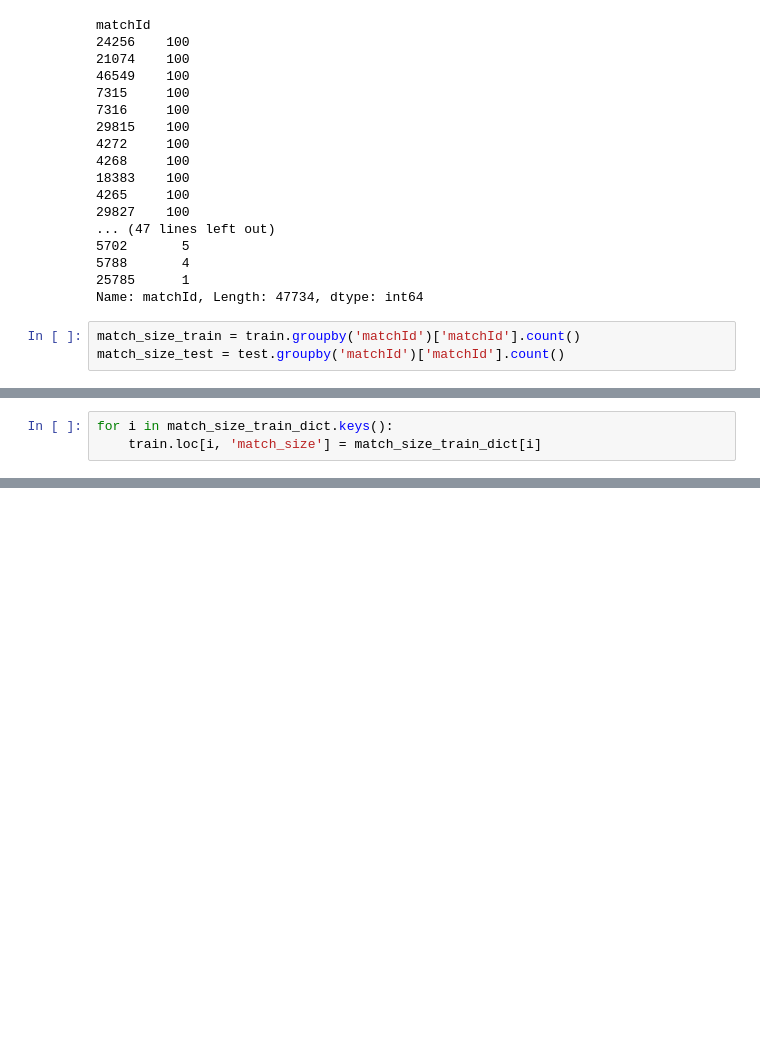
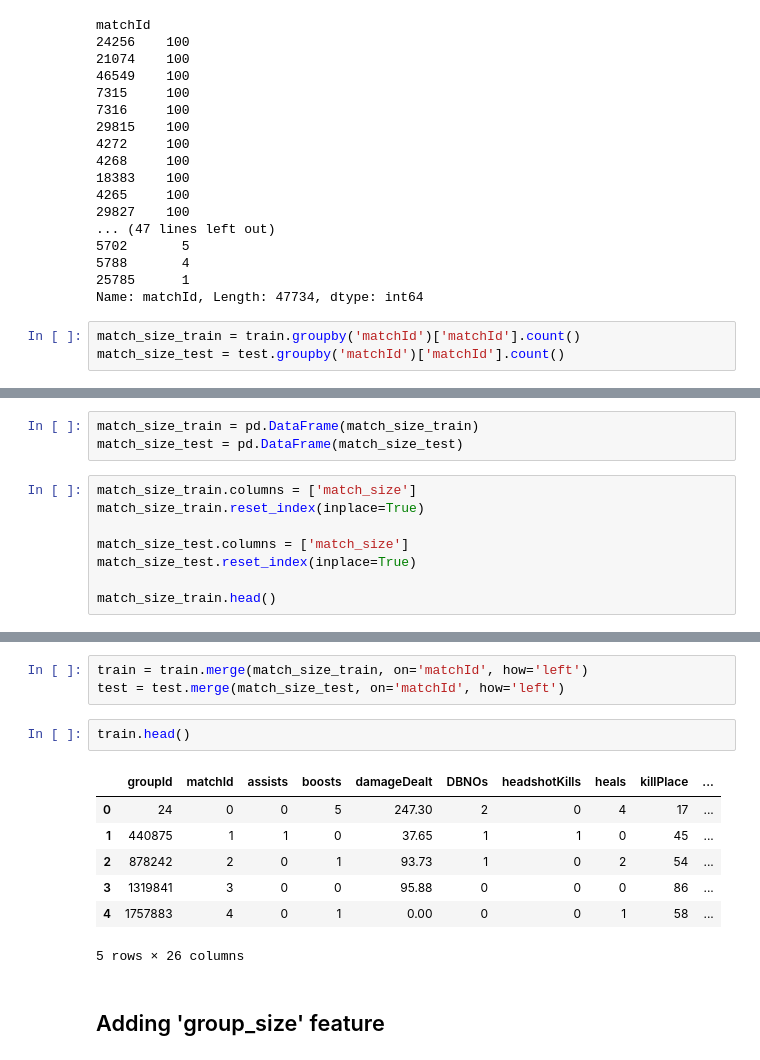
Before and after one commit to Tucker-Allen/PUBG_Kaggle_Competition, a Jupyter notebook: code/EDA.ipynb, the cells around one changed output, grey strips where cells are left out. Cells and saved outputs as stored; diff of their text form; blank space fills up the shorter version.

```diff
--- a/code/EDA.ipynb
+++ b/code/EDA.ipynb
@@ -128,3 +162,11 @@ test['match_size'] = 0
-# %%
-for i in match_size_train_dict.keys():
-    train.loc[i, 'match_size'] = match_size_train_dict[i]
+# %%
+match_size_train = pd.DataFrame(match_size_train)
+match_size_test = pd.DataFrame(match_size_test)
+# %%
+match_size_train.columns = ['match_size']
+match_size_train.reset_index(inplace=True)
+
+match_size_test.columns = ['match_size']
+match_size_test.reset_index(inplace=True)
+
+match_size_train.head()
@@ -141,0 +191,15 @@ train.head()
+# %%
+train = train.merge(match_size_train, on='matchId', how='left')
+test = test.merge(match_size_test, on='matchId', how='left')
+# %%
+train.head()
+# %% [output]
+|  | groupId | matchId | assists | boosts | damageDealt | DBNOs | headshotKills | heals | killPlace | ... |
+| 0 | 24 | 0 | 0 | 5 | 247.30 | 2 | 0 | 4 | 17 | ... |
+| 1 | 440875 | 1 | 1 | 0 | 37.65 | 1 | 1 | 0 | 45 | ... |
+| 2 | 878242 | 2 | 0 | 1 | 93.73 | 1 | 0 | 2 | 54 | ... |
+| 3 | 1319841 | 3 | 0 | 0 | 95.88 | 0 | 0 | 0 | 86 | ... |
+| 4 | 1757883 | 4 | 0 | 1 | 0.00 | 0 | 0 | 1 | 58 | ... |
+5 rows × 26 columns
+# %% [markdown]
+## Adding 'group_size' feature
```
Also changed, not shown: parts of 42 cells of this notebook.
